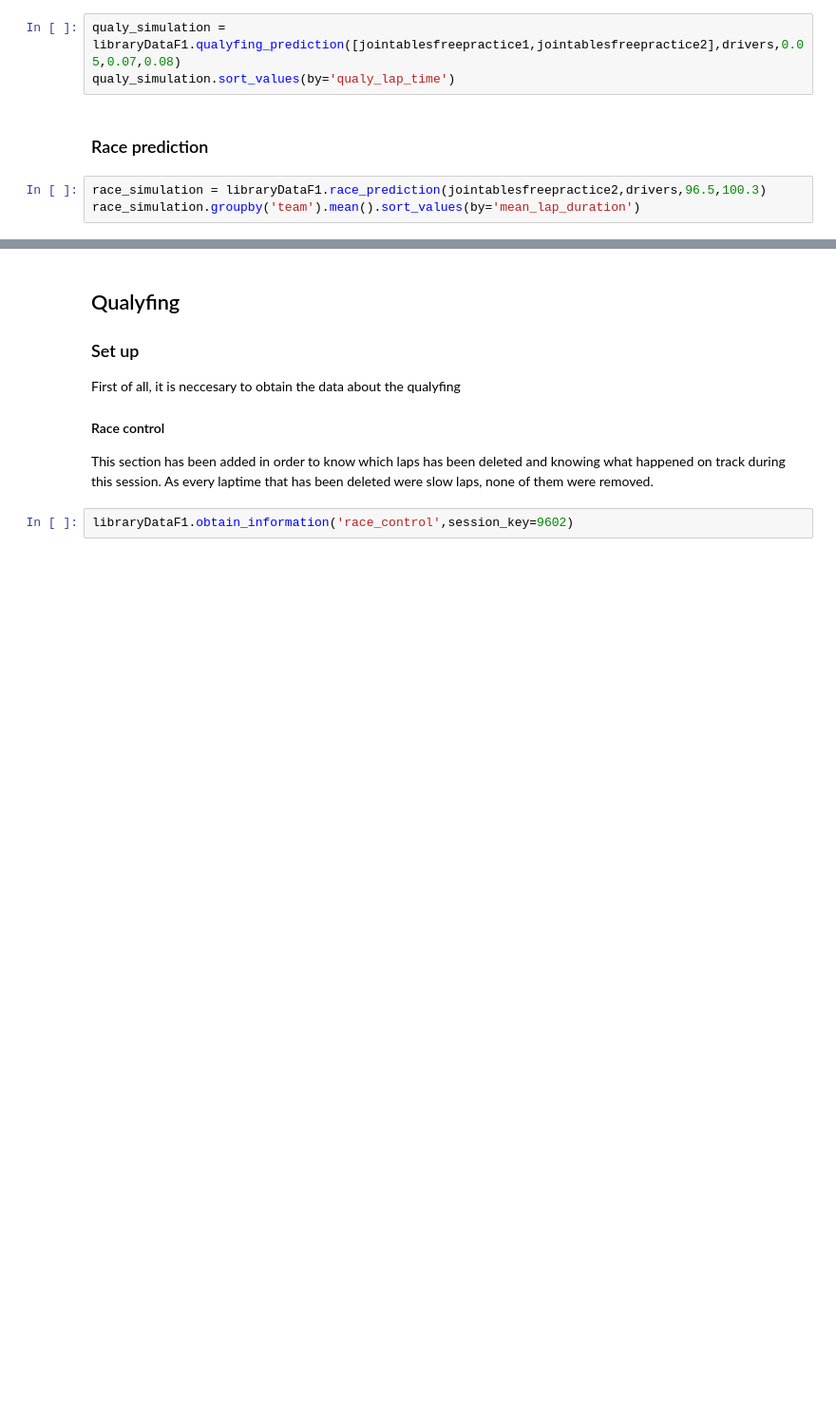
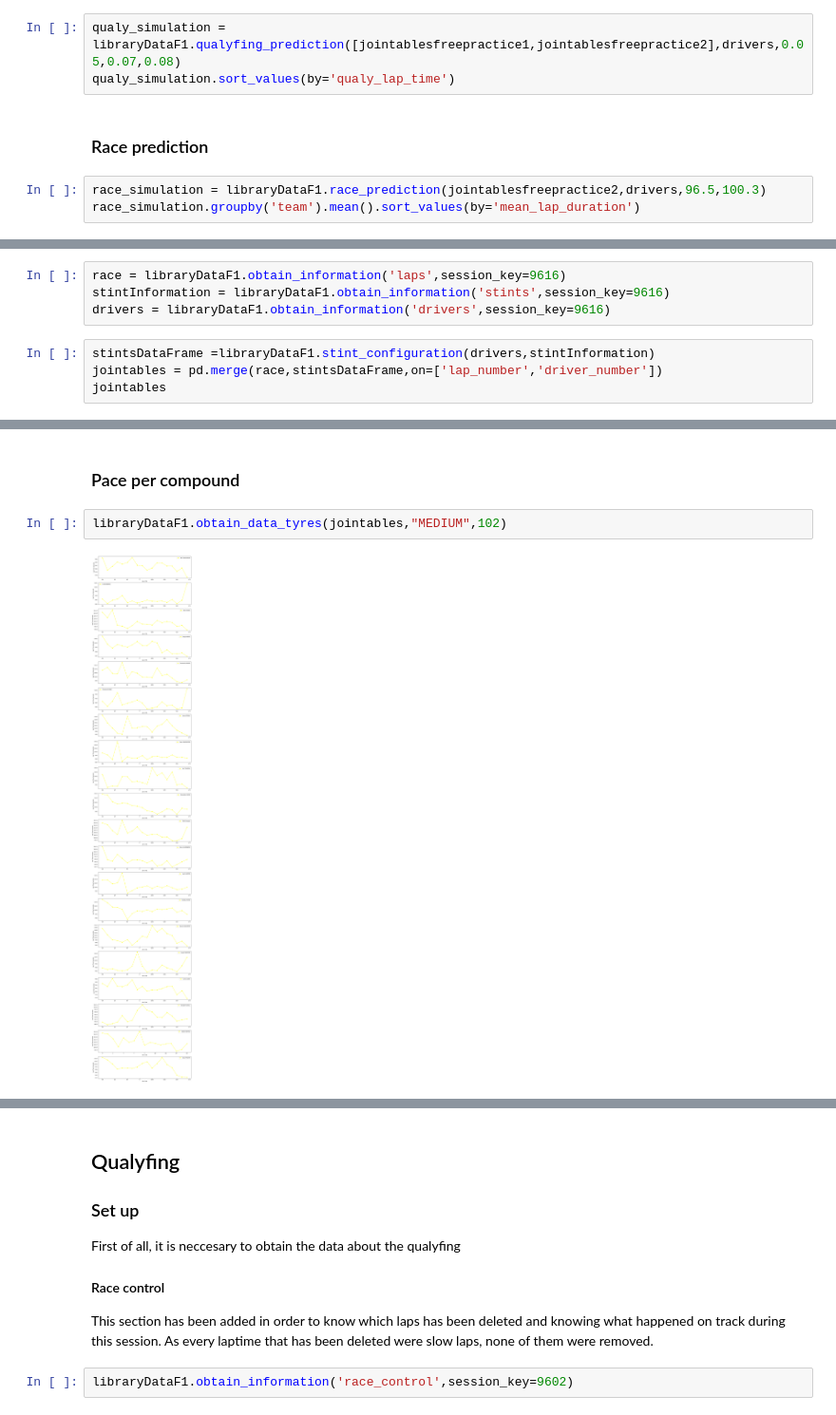
Before and after one commit to frankdelpiero/F1_notebooks, a Jupyter notebook: F1_24/UnitedStates_Recap.ipynb, the cells around one changed output, grey strips where cells are left out. Shown at 95% size. Cells and saved outputs as stored; diff of their text form; blank space fills up the shorter version.

```diff
--- a/F1_24/UnitedStates_Recap.ipynb
+++ b/F1_24/UnitedStates_Recap.ipynb
@@ -1614,0 +1618,8 @@ race_simulation.groupby('team').mean().sort_values(by='mean_lap_duration')
+# %%
+race = libraryDataF1.obtain_information('laps',session_key=9616)
+stintInformation = libraryDataF1.obtain_information('stints',session_key=9616)
+drivers = libraryDataF1.obtain_information('drivers',session_key=9616)
+# %%
+stintsDataFrame =libraryDataF1.stint_configuration(drivers,stintInformation)
+jointables = pd.merge(race,stintsDataFrame,on=['lap_number','driver_number'])
+jointables
@@ -1614,0 +1640,6 @@ race_simulation.groupby('team').mean().sort_values(by='mean_lap_duration')
+# %% [markdown]
+### Pace per compound
+# %%
+libraryDataF1.obtain_data_tyres(jointables,"MEDIUM",102)
+# %% [output]
+[figure, added]
```
Also changed, not shown: parts of 54 cells of this notebook.
